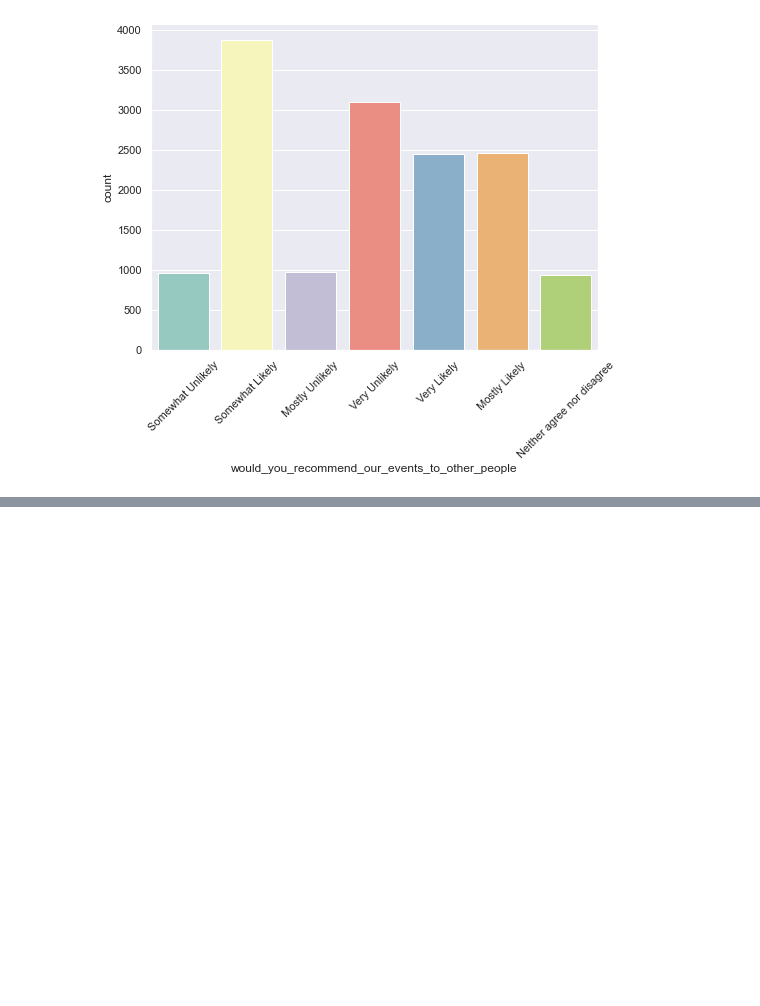
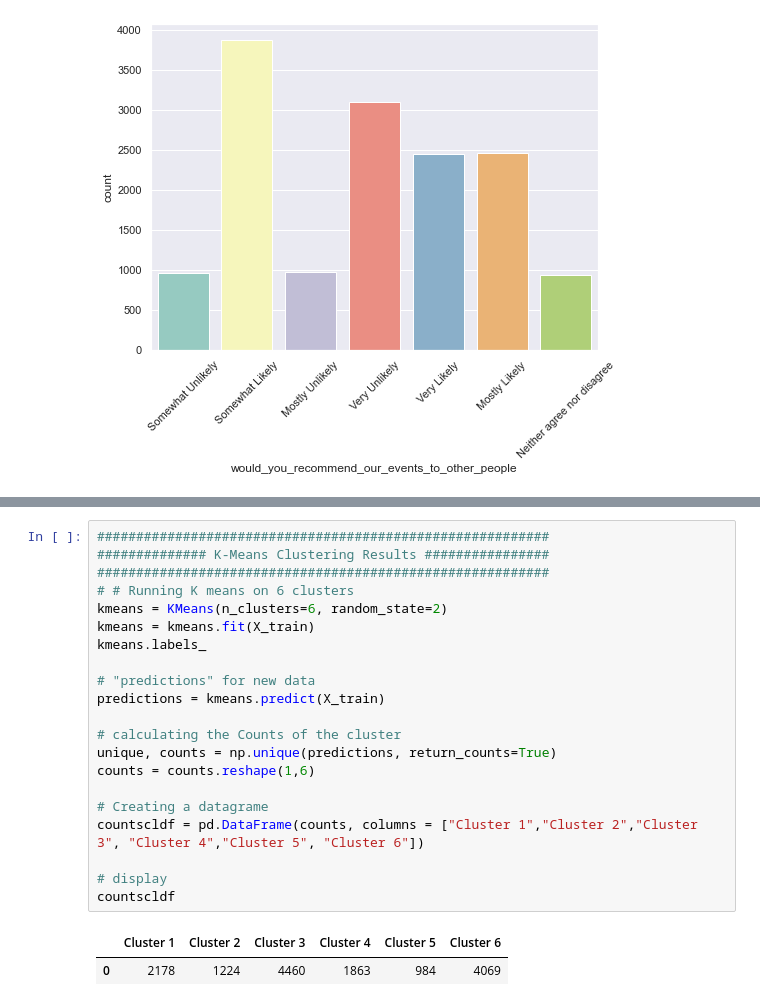
Before and after one commit to jordanhoare/clustering-customer-segments, a Jupyter notebook: notebooks/notebook.ipynb, the cells around one changed output, grey strips where cells are left out. Cells and saved outputs as stored; diff of their text form; blank space fills up the shorter version.

```diff
--- a/notebooks/notebook.ipynb
+++ b/notebooks/notebook.ipynb
@@ -188,0 +231,24 @@ Shape of encoded data:  (14778, 86)
+# %%
+##########################################################
+############## K-Means Clustering Results ################
+##########################################################
+# # Running K means on 6 clusters
+kmeans = KMeans(n_clusters=6, random_state=2)
+kmeans = kmeans.fit(X_train)
+kmeans.labels_
+
+# "predictions" for new data
+predictions = kmeans.predict(X_train)
+
+# calculating the Counts of the cluster
+unique, counts = np.unique(predictions, return_counts=True)
+counts = counts.reshape(1,6)
+
+# Creating a datagrame
+countscldf = pd.DataFrame(counts, columns = ["Cluster 1","Cluster 2","Cluster 3", "Cluster 4","Cluster 5", "Cluster 6"])
+
+# display
+countscldf
+# %% [output]
+|  | Cluster 1 | Cluster 2 | Cluster 3 | Cluster 4 | Cluster 5 | Cluster 6 |
+| 0 | 2178 | 1224 | 4460 | 1863 | 984 | 4069 |
```
Also changed, not shown: parts of 2 cells of this notebook, 1 other file.
